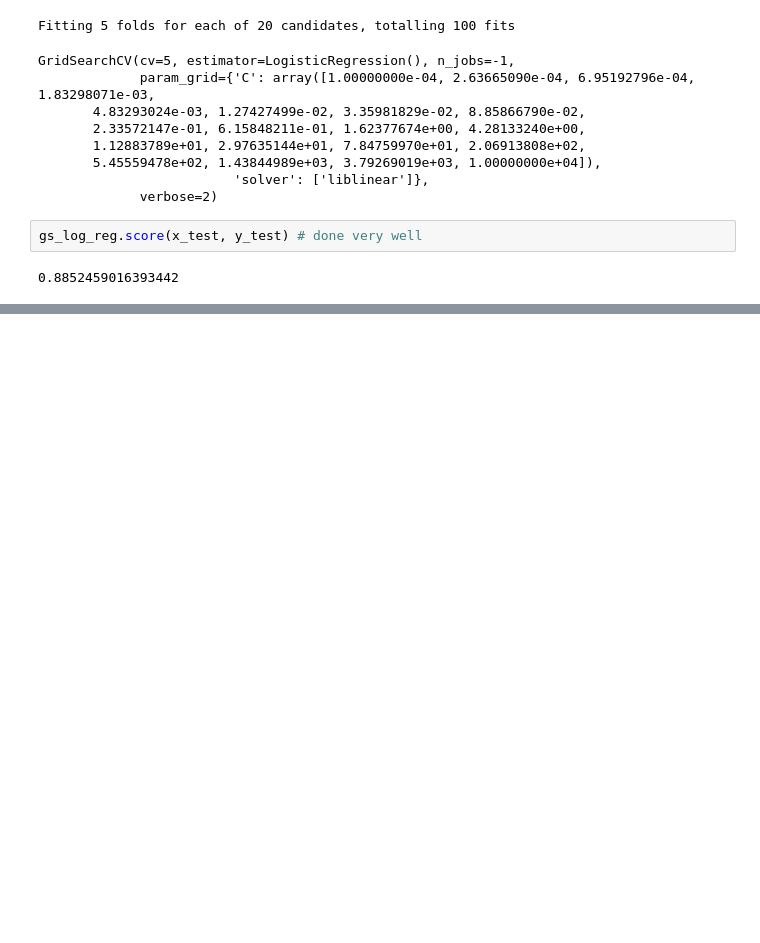
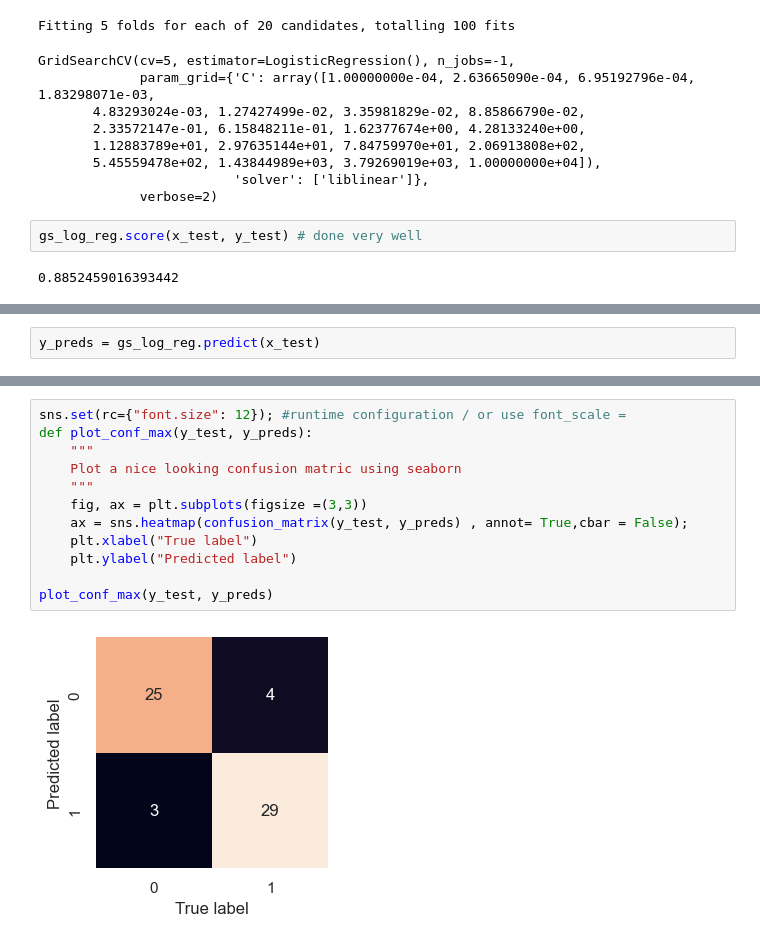
Before and after one commit to EZENWERE/ML-PROJECTS, a Jupyter notebook: Sklearn3.0.ipynb, the cells around one changed output, grey strips where cells are left out. Saved outputs shown, nothing was run; the diff lists cells and outputs as text; blank space fills up the shorter version.

```diff
--- a/Sklearn3.0.ipynb
+++ b/Sklearn3.0.ipynb
@@ -715,0 +718,2 @@ gs_log_reg.score(x_test, y_test) # done very well
+# %%
+y_preds = gs_log_reg.predict(x_test)
@@ -715,0 +760,14 @@ gs_log_reg.score(x_test, y_test) # done very well
+# %%
+sns.set(rc={"font.size": 12}); #runtime configuration / or use font_scale =
+def plot_conf_max(y_test, y_preds):
+    """
+    Plot a nice looking confusion matric using seaborn
+    """
+    fig, ax = plt.subplots(figsize =(3,3))
+    ax = sns.heatmap(confusion_matrix(y_test, y_preds) , annot= True,cbar = False);
+    plt.xlabel("True label")
+    plt.ylabel("Predicted label")
+
+plot_conf_max(y_test, y_preds)
+# %% [output]
+[figure, added]
```
Also changed, not shown: parts of 21 cells of this notebook.
